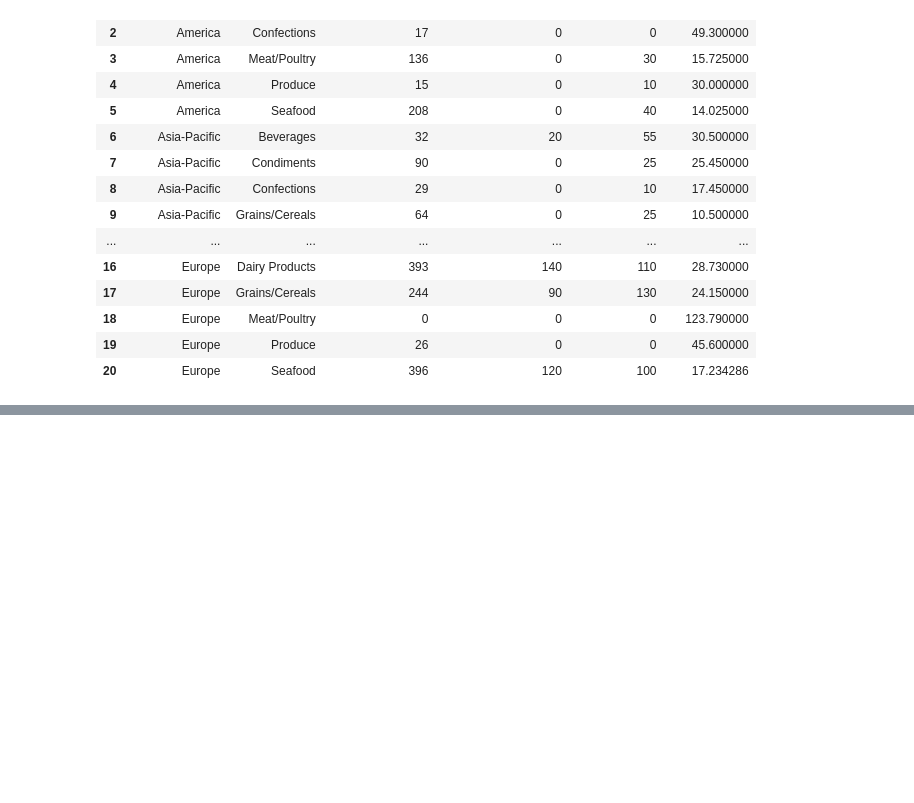
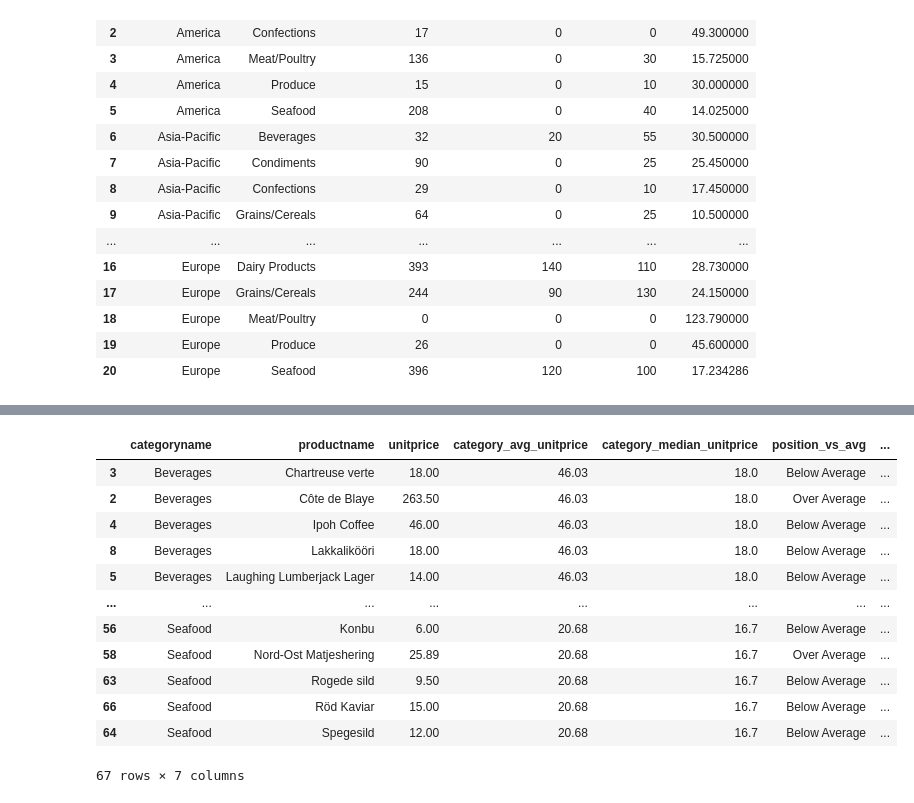
Before and after one commit to poryaa/Pandas_project, a Jupyter notebook: Northwind_project.ipynb, the cells around one changed output, grey strips where cells are left out. Cells and saved outputs as stored; diff of their text form; code cells hidden in the pictures; blank space fills up the shorter version.

```diff
--- a/Northwind_project.ipynb
+++ b/Northwind_project.ipynb
@@ -384,0 +408,77 @@ display(result)
+# %%
+import pandas as pd
+
+products = pd.read_csv("./data/Northwind_dataset/products.csv")
+categories = pd.read_csv("./data/Northwind_dataset/categories.csv")
+
+# Filter out discontinued products
+products = products[products["discontinued"] == 0]
+
+# First merge them
+df = categories.merge(products, on="categoryid", how="inner")
+df = df[["categoryname","productname","unitprice"]]
+# display(df)
+
+# Now calculate the average and etc.
+# Compute category average unit price
+df["category_avg_unitprice"] = (
+    df.groupby("categoryname")["unitprice"]
+      .transform("mean")
+      .round(2)  # 2 decimals
+)
+# Compute category mean unit price
+df["category_median_unitprice"] = (
+    df.groupby("categoryname")["unitprice"]
+      .transform("median")
+      .round(2)
+)
+
+# 6. Position vs average
+df["position_vs_avg"] = df.apply(
+    lambda r: (
+        "Below Average" if r["unitprice"] < r["category_avg_unitprice"]
+        else "Over Average" if r["unitprice"] > r["category_avg_unitprice"]
+        else "Equal Average"
+    ),
+    axis=1
+)
+
+# 7. Position vs median
+df["position_vs_median"] = df.apply(
+    lambda r: (
+        "Below Median" if r["unitprice"] < r["category_median_unitprice"]
+        else "Over Median" if r["unitprice"] > r["category_median_unitprice"]
+        else "Equal Median"
+    ),
+    axis=1
+)
+
+# Select requested columns and sort
+result = df[[
+    "categoryname",             # 1. category name
+    "productname",              # 2. product name
+    "unitprice",                # 3. unit price
+    "category_avg_unitprice",   # 4. category average unit price (2 decimals)
+    "category_median_unitprice",# 5. category median unit price (2 decimals)
+    "position_vs_avg",          # 6. position vs category average
+    "position_vs_median"        # 7. position vs category median
+]].sort_values(
+    by=["categoryname", "productname"],
+    ascending=[True, True]
+)
+
+display(result)
+# %% [output]
+|  | categoryname | productname | unitprice | category_avg_unitprice | category_median_unitprice | position_vs_avg | ... |
+| 3 | Beverages | Chartreuse verte | 18.00 | 46.03 | 18.0 | Below Average | ... |
+| 2 | Beverages | Côte de Blaye | 263.50 | 46.03 | 18.0 | Over Average | ... |
+| 4 | Beverages | Ipoh Coffee | 46.00 | 46.03 | 18.0 | Below Average | ... |
+| 8 | Beverages | Lakkalikööri | 18.00 | 46.03 | 18.0 | Below Average | ... |
+| 5 | Beverages | Laughing Lumberjack Lager | 14.00 | 46.03 | 18.0 | Below Average | ... |
+| ... | ... | ... | ... | ... | ... | ... | ... |
+| 56 | Seafood | Konbu | 6.00 | 20.68 | 16.7 | Below Average | ... |
+| 58 | Seafood | Nord-Ost Matjeshering | 25.89 | 20.68 | 16.7 | Over Average | ... |
+| 63 | Seafood | Rogede sild | 9.50 | 20.68 | 16.7 | Below Average | ... |
+| 66 | Seafood | Röd Kaviar | 15.00 | 20.68 | 16.7 | Below Average | ... |
+| 64 | Seafood | Spegesild | 12.00 | 20.68 | 16.7 | Below Average | ... |
+67 rows × 7 columns
```
Also changed, not shown: parts of 1 cell of this notebook.
